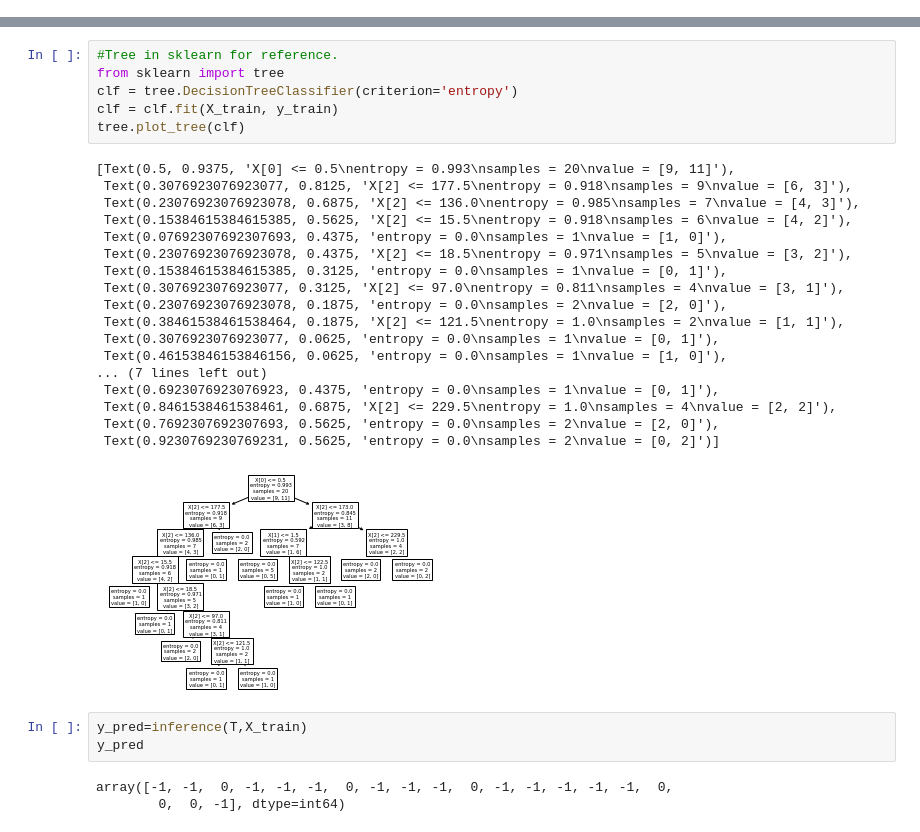
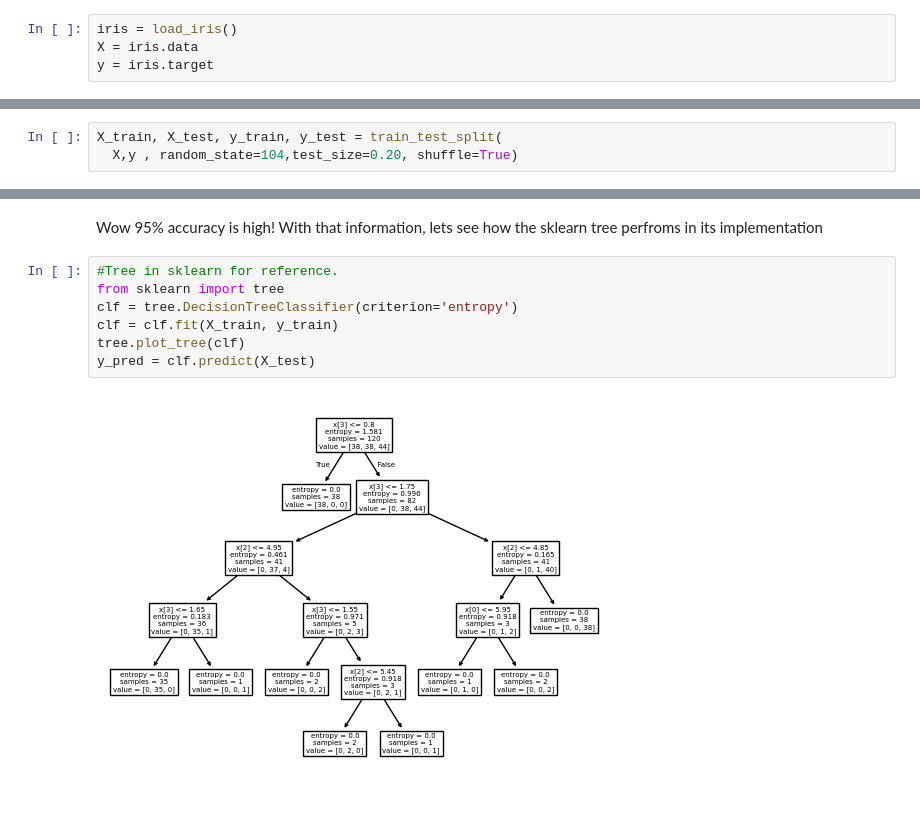
Before and after one commit to mswendell/Decision_Tree, a Jupyter notebook: Decision Tree.ipynb, the cells around one changed output, grey strips where cells are left out. Saved outputs shown, nothing was run; the diff lists cells and outputs as text.

Commit message:
Add files via upload
revised tree for better function

```diff
--- a/Decision Tree.ipynb
+++ b/Decision Tree.ipynb
@@ -44,0 +10,4 @@ False
+# %%
+iris = load_iris()
+X = iris.data
+y = iris.target
@@ -44,0 +38,3 @@ False
+# %%
+X_train, X_test, y_train, y_test = train_test_split(
+  X,y , random_state=104,test_size=0.20, shuffle=True)
@@ -171,32 +183,12 @@ Correct schould look like ('n', (2, ('l', 0), ('n', (1, ('l', 0), (n, (0, ('l',
+# %% [markdown]
+Wow 95% accuracy is high! With that information, lets see how the sklearn tree perfroms in its implementation
 # %%
 #Tree in sklearn for reference.
 from sklearn import tree
 clf = tree.DecisionTreeClassifier(criterion='entropy')
 clf = clf.fit(X_train, y_train)
 tree.plot_tree(clf)
+y_pred = clf.predict(X_test)
 # %% [output]
-[Text(0.5, 0.9375, 'X[0] <= 0.5\nentropy = 0.993\nsamples = 20\nvalue = [9, 11]'),
- Text(0.3076923076923077, 0.8125, 'X[2] <= 177.5\nentropy = 0.918\nsamples = 9\nvalue = [6, 3]'),
- Text(0.23076923076923078, 0.6875, 'X[2] <= 136.0\nentropy = 0.985\nsamples = 7\nvalue = [4, 3]'),
- Text(0.15384615384615385, 0.5625, 'X[2] <= 15.5\nentropy = 0.918\nsamples = 6\nvalue = [4, 2]'),
- Text(0.07692307692307693, 0.4375, 'entropy = 0.0\nsamples = 1\nvalue = [1, 0]'),
- Text(0.23076923076923078, 0.4375, 'X[2] <= 18.5\nentropy = 0.971\nsamples = 5\nvalue = [3, 2]'),
- Text(0.15384615384615385, 0.3125, 'entropy = 0.0\nsamples = 1\nvalue = [0, 1]'),
- Text(0.3076923076923077, 0.3125, 'X[2] <= 97.0\nentropy = 0.811\nsamples = 4\nvalue = [3, 1]'),
- Text(0.23076923076923078, 0.1875, 'entropy = 0.0\nsamples = 2\nvalue = [2, 0]'),
- Text(0.38461538461538464, 0.1875, 'X[2] <= 121.5\nentropy = 1.0\nsamples = 2\nvalue = [1, 1]'),
- Text(0.3076923076923077, 0.0625, 'entropy = 0.0\nsamples = 1\nvalue = [0, 1]'),
- Text(0.46153846153846156, 0.0625, 'entropy = 0.0\nsamples = 1\nvalue = [1, 0]'),
-... (7 lines left out)
- Text(0.6923076923076923, 0.4375, 'entropy = 0.0\nsamples = 1\nvalue = [0, 1]'),
- Text(0.8461538461538461, 0.6875, 'X[2] <= 229.5\nentropy = 1.0\nsamples = 4\nvalue = [2, 2]'),
- Text(0.7692307692307693, 0.5625, 'entropy = 0.0\nsamples = 2\nvalue = [2, 0]'),
- Text(0.9230769230769231, 0.5625, 'entropy = 0.0\nsamples = 2\nvalue = [0, 2]')]
-[figure, old version]
+[figure, new version]
-# %%
-y_pred=inference(T,X_train)
-y_pred
-# %% [output]
-array([-1, -1,  0, -1, -1, -1,  0, -1, -1, -1,  0, -1, -1, -1, -1, -1,  0,
-        0,  0, -1], dtype=int64)
 # %%
```
Also changed, not shown: parts of 22 cells of this notebook.
